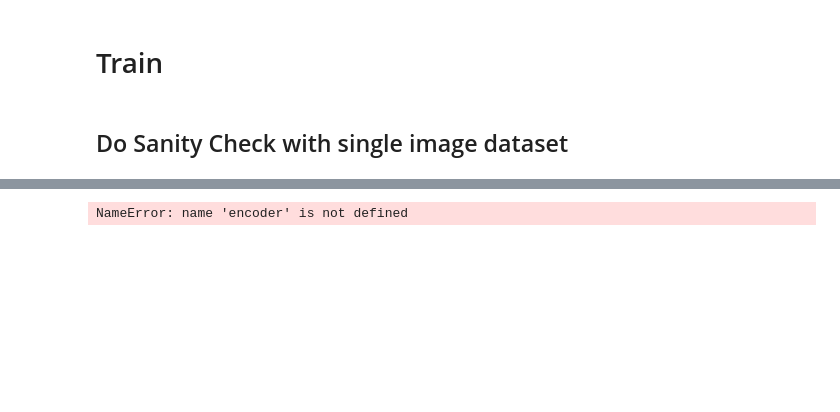
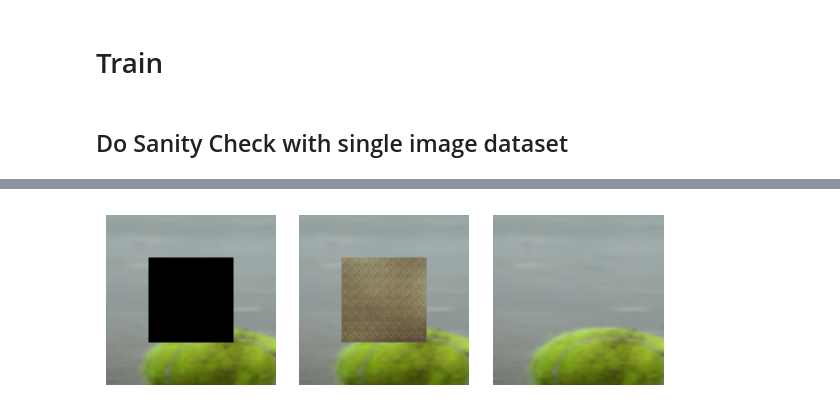
Before and after one commit to shahanneda/ImageInpainting, a Jupyter notebook: final_project.ipynb, the cells around one changed output, grey strips where cells are left out. Cells and saved outputs as stored; diff of their text form; code cells hidden in the pictures; blank space fills up the shorter version.

```diff
--- a/final_project.ipynb
+++ b/final_project.ipynb
@@ -556,5 +624,5 @@ display_loss_history_graph(sanity_train_loss_history, sanity_val_loss_history, t
 # %%
-img, img_gt, _ = next(iter(train_loader))
-display_images([img[0], get_infilled_image(img[0], enc, dec), img_gt[0]], images_per_row=3)
+index = 20
+display_images([img[index], get_infilled_image(img[index], enc, dec), img_gt[index]], images_per_row=3)
 # %% [output]
-NameError: name 'encoder' is not defined
+[figure, added]
```
Also changed, not shown: parts of 16 cells of this notebook, 4 other files.
